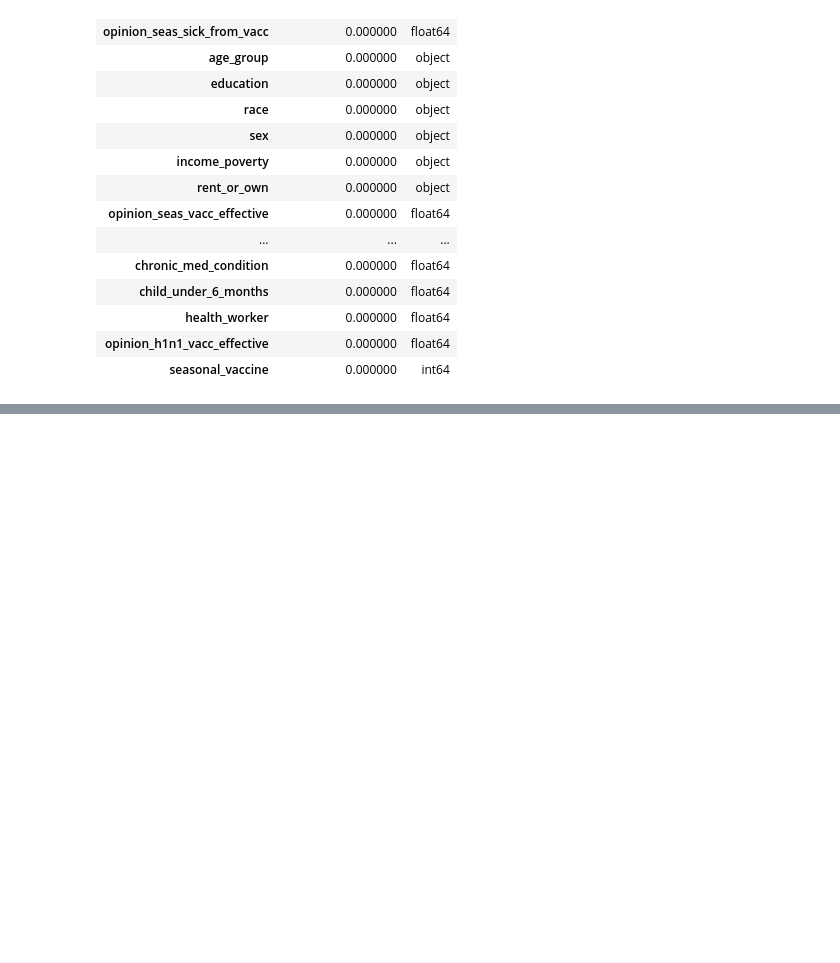
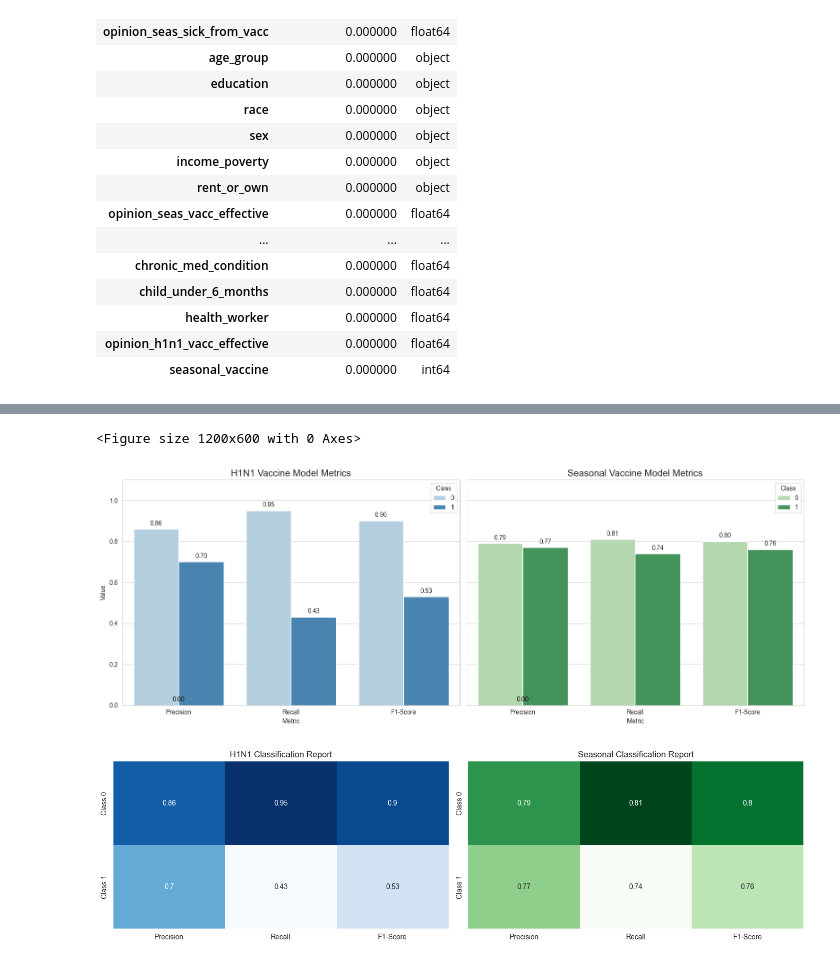
Before and after one commit to sharonkipruto-code/Phase3_project, a Jupyter notebook: flu_index.ipynb, the cells around one changed output, grey strips where cells are left out. Drawn from its saved outputs; the diff is of its cells as text; code cells hidden in the pictures; blank space fills up the shorter version.

```diff
--- a/flu_index.ipynb
+++ b/flu_index.ipynb
@@ -252,0 +427,70 @@ we have handled missing values in both categorical and numerical columns. Next,
+# %%
+# Visualization of Model Metrics
+# Data from user's classification reports
+data = {
+    'Model': ['H1N1', 'H1N1', 'Seasonal', 'Seasonal'],
+    'Class': [0, 1, 0, 1],
+    'Precision': [0.86, 0.70, 0.79, 0.77],
+    'Recall': [0.95, 0.43, 0.81, 0.74],
+    'F1-Score': [0.90, 0.53, 0.80, 0.76]
+}
+
+df_metrics = pd.DataFrame(data)
+
+# Melt the dataframe for easier plotting with seaborn
+df_melted = df_metrics.melt(id_vars=['Model', 'Class'], var_name='Metric', value_name='Value')
+
+# Create the plot
+plt.figure(figsize=(12, 6))
+sns.set_style("whitegrid")
+
+# Create separate subplots for H1N1 and Seasonal
+fig, axes = plt.subplots(1, 2, figsize=(16, 6), sharey=True)
+
+# H1N1 Plot
+sns.barplot(data=df_melted[df_melted['Model'] == 'H1N1'], x='Metric', y='Value', hue='Class', ax=axes[0], palette='Blues')
+axes[0].set_title('H1N1 Vaccine Model Metrics', fontsize=15)
+axes[0].set_ylim(0, 1.1)
+for p in axes[0].patches:
+    axes[0].annotate(format(p.get_height(), '.2f'), (p.get_x() + p.get_width() / 2., p.get_height()),
+                     ha = 'center', va = 'center', xytext = (0, 9), textcoords = 'offset points')
+
+# Seasonal Plot
+sns.barplot(data=df_melted[df_melted['Model'] == 'Seasonal'], x='Metric', y='Value', hue='Class', ax=axes[1], palette='Greens')
+axes[1].set_title('Seasonal Vaccine Model Metrics', fontsize=15)
+axes[1].set_ylim(0, 1.1)
+for p in axes[1].patches:
+    axes[1].annotate(format(p.get_height(), '.2f'), (p.get_x() + p.get_width() / 2., p.get_height()),
+                     ha = 'center', va = 'center', xytext = (0, 9), textcoords = 'offset points')
+
+plt.tight_layout()
+plt.savefig('model_metrics_comparison.png')
+
+# Also create a heatmap visualization for the classification reports specifically
+h1n1_report = {
+    'Precision': [0.86, 0.70],
+    'Recall': [0.95, 0.43],
+    'F1-Score': [0.90, 0.53]
+}
+seasonal_report = {
+    'Precision': [0.79, 0.77],
+    'Recall': [0.81, 0.74],
+    'F1-Score': [0.80, 0.76]
+}
+
+df_h1n1 = pd.DataFrame(h1n1_report, index=['Class 0', 'Class 1'])
+df_seasonal = pd.DataFrame(seasonal_report, index=['Class 0', 'Class 1'])
+
+fig, ax = plt.subplots(1, 2, figsize=(14, 4))
+sns.heatmap(df_h1n1, annot=True, cmap='Blues', ax=ax[0], cbar=False)
+ax[0].set_title('H1N1 Classification Report')
+
+sns.heatmap(df_seasonal, annot=True, cmap='Greens', ax=ax[1], cbar=False)
+ax[1].set_title('Seasonal Classification Report')
+
+plt.tight_layout()
+plt.savefig('classification_report_heatmaps.png')
+# %% [output]
+<Figure size 1200x600 with 0 Axes>
+[figure, added]
+[figure, added]
```
Also changed, not shown: parts of 27 cells of this notebook, 2 other files.
